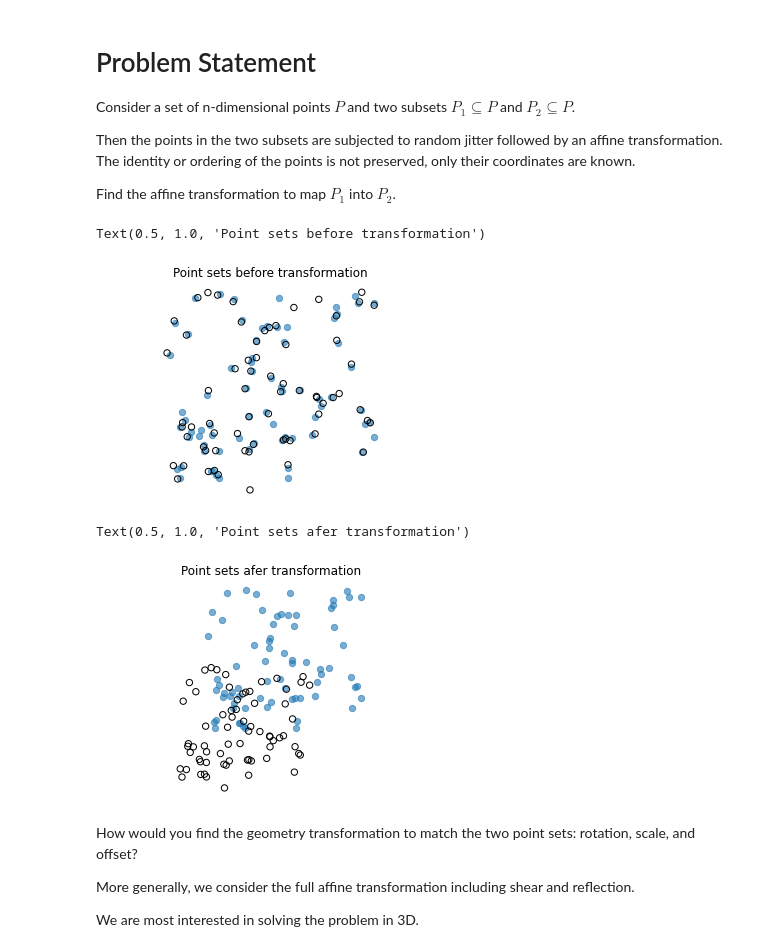
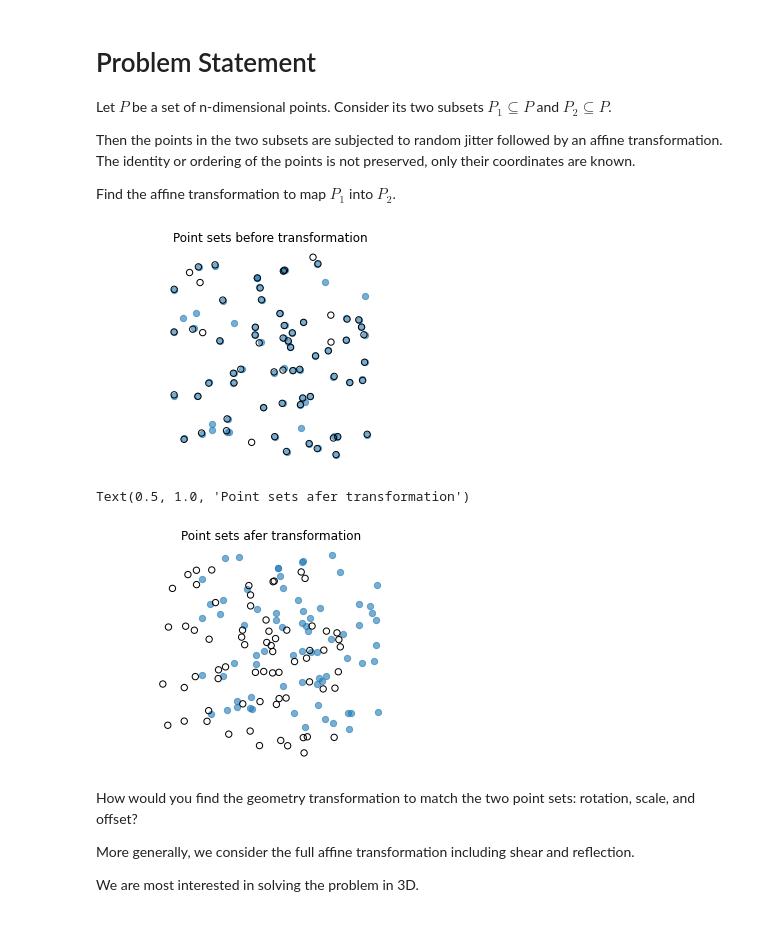
Before and after one commit to datajoint/point-cloud-registration, a Jupyter notebook: Problem.ipynb, the cells around one changed output. Cells and saved outputs as stored; diff of their text form; code cells hidden in the pictures.

```diff
--- a/Problem.ipynb
+++ b/Problem.ipynb
@@ -1,7 +1,7 @@
 # %% [markdown]
 # Problem Statement
 
-Consider a set of n-dimensional points $P$ and two subsets $P_1 \subseteq P$ and $P_2 \subseteq P$.
+Let $P$ be a set of n-dimensional points. Consider its two subsets $P_1 \subseteq P$ and $P_2 \subseteq P$.
 
 Then the points in the two subsets are subjected to random jitter followed by an affine transformation. The identity or ordering of the points is not preserved, only their coordinates are known.
 
@@ -11,41 +11,41 @@ Find the affine transformation to map $P_1$ into $P_2$.
 import numpy as np
 from matplotlib import pyplot as plt
 # %%
-P = np.random.random((80, 2))
+np.random.seed(0)
+P = np.random.random((80, 2)) - 0.5
 P1 = P[:72].copy()
 np.random.shuffle(P)
 P2 = P[:68].copy()
 
 # jitter
-P2 += np.random.randn(*P2.shape) * 1e-2
+P2 += np.random.randn(*P2.shape) * 0.003
 
 plt.scatter(*P1.T, s=40, alpha=0.6)
 plt.scatter(*P2.T, s=40, facecolor='none', color='k')
 plt.box(False)
 plt.axis(False)
 plt.axis('equal');
-plt.title('Point sets before transformation')
+plt.title('Point sets before transformation');
 # %% [output]
-Text(0.5, 1.0, 'Point sets before transformation')
-[figure, old version]
+[figure, new version]
 # %%
 alpha = 0.1
 rotation = [
     [np.cos(alpha), -np.sin(alpha)],
     [np.sin(alpha), np.cos(alpha)]]
-scale = 0.8
-P2 = P2 @ rotation * scale
-P1 += [0.2, 0.3]
+scale = 0.9
+P2 = P2 @ rotation
+P1 += [0.2, 0.1]
 
 plt.scatter(*P1.T, s=40, alpha=0.6)
 plt.scatter(*P2.T, s=40, facecolor='none', color='k')
 plt.box(False)
 plt.axis(False)
 plt.axis('equal');
 plt.title('Point sets afer transformation')
 # %% [output]
 Text(0.5, 1.0, 'Point sets afer transformation')
-[figure, old version]
+[figure, new version]
 # %% [markdown]
 How would you find the geometry transformation to match the two point sets: rotation, scale, and offset?
 
```
Also changed, not shown: parts of 3 cells of this notebook.
